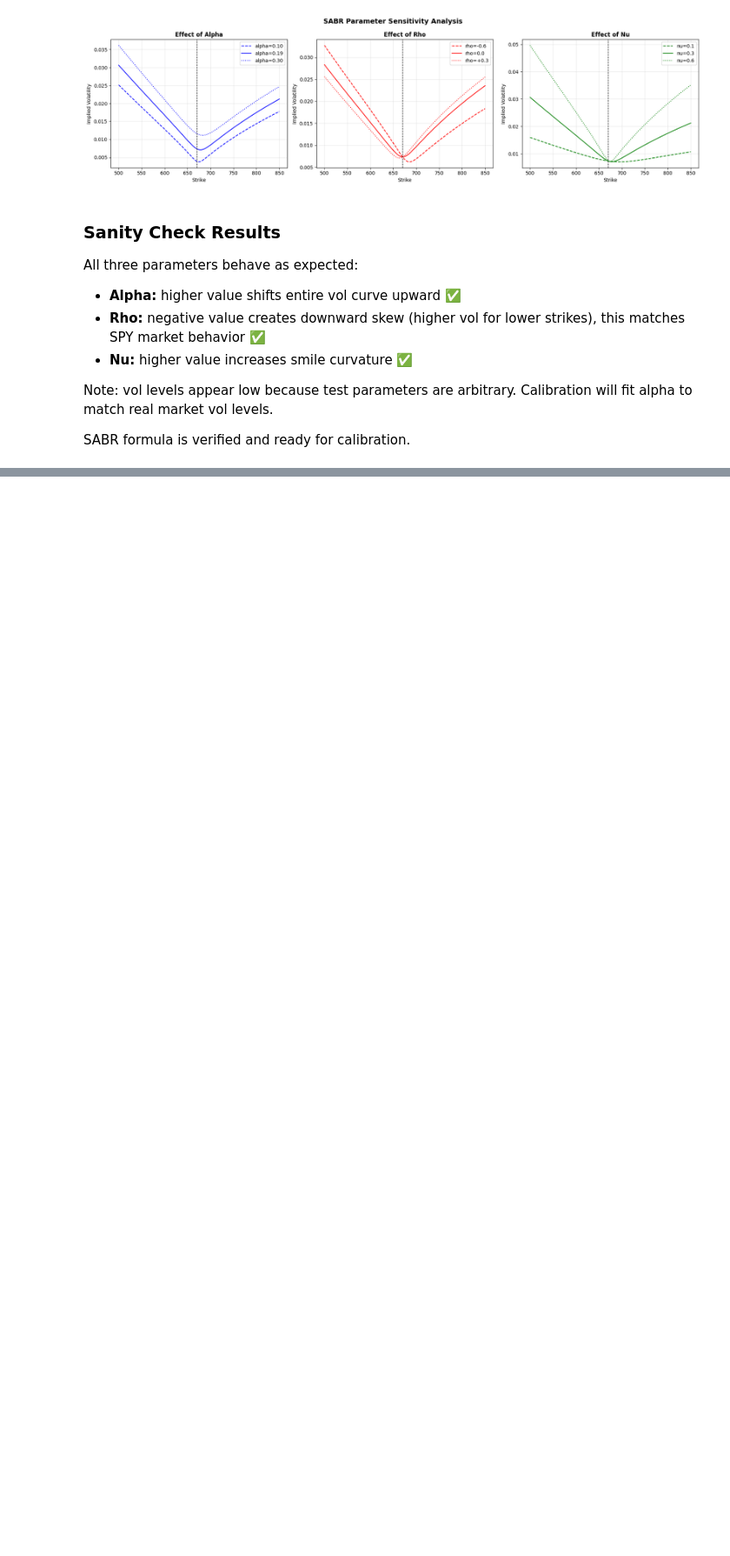
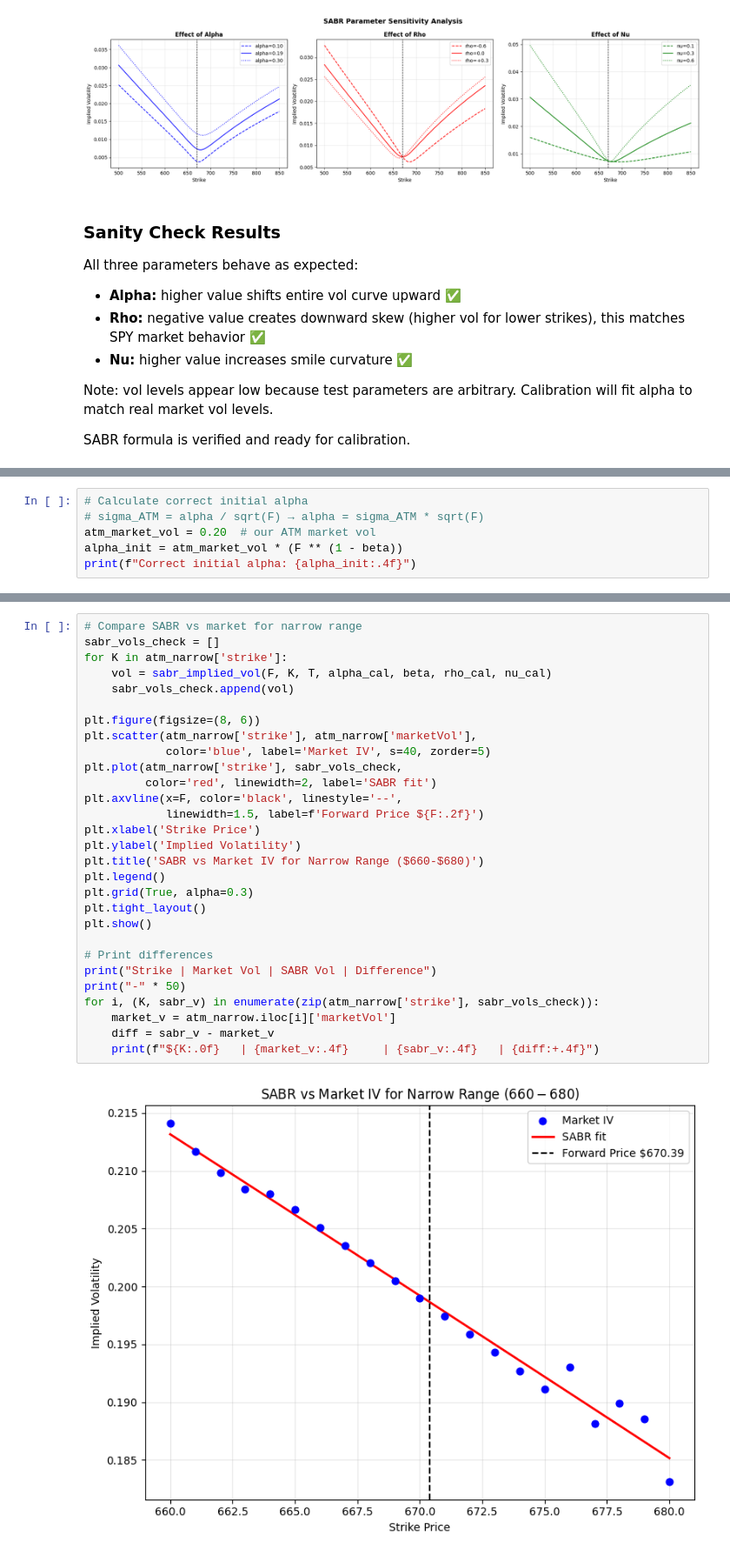
Before and after one commit to MayuriKawale/options-volatility-modeling, a Jupyter notebook: notebooks/main.ipynb, the cells around one changed output, grey strips where cells are left out. Shown at 87% size. Drawn from its saved outputs; the diff is of its cells as text; blank space fills up the shorter version.

```diff
--- a/notebooks/main.ipynb
+++ b/notebooks/main.ipynb
@@ -771,0 +1474,6 @@ SABR formula is verified and ready for calibration.
+# %%
+# Calculate correct initial alpha
+# sigma_ATM = alpha / sqrt(F) → alpha = sigma_ATM * sqrt(F)
+atm_market_vol = 0.20  # our ATM market vol
+alpha_init = atm_market_vol * (F ** (1 - beta))
+print(f"Correct initial alpha: {alpha_init:.4f}")
@@ -771,0 +1630,31 @@ SABR formula is verified and ready for calibration.
+# %%
+# Compare SABR vs market for narrow range
+sabr_vols_check = []
+for K in atm_narrow['strike']:
+    vol = sabr_implied_vol(F, K, T, alpha_cal, beta, rho_cal, nu_cal)
+    sabr_vols_check.append(vol)
+
+plt.figure(figsize=(8, 6))
+plt.scatter(atm_narrow['strike'], atm_narrow['marketVol'],
+            color='blue', label='Market IV', s=40, zorder=5)
+plt.plot(atm_narrow['strike'], sabr_vols_check,
+         color='red', linewidth=2, label='SABR fit')
+plt.axvline(x=F, color='black', linestyle='--',
+            linewidth=1.5, label=f'Forward Price ${F:.2f}')
+plt.xlabel('Strike Price')
+plt.ylabel('Implied Volatility')
+plt.title('SABR vs Market IV for Narrow Range ($660-$680)')
+plt.legend()
+plt.grid(True, alpha=0.3)
+plt.tight_layout()
+plt.show()
+
+# Print differences
+print("Strike | Market Vol | SABR Vol | Difference")
+print("-" * 50)
+for i, (K, sabr_v) in enumerate(zip(atm_narrow['strike'], sabr_vols_check)):
+    market_v = atm_narrow.iloc[i]['marketVol']
+    diff = sabr_v - market_v
+    print(f"${K:.0f}   | {market_v:.4f}     | {sabr_v:.4f}   | {diff:+.4f}")
+# %% [output]
+[figure, added]
```
Also changed, not shown: parts of 32 cells of this notebook, 1 other file.
